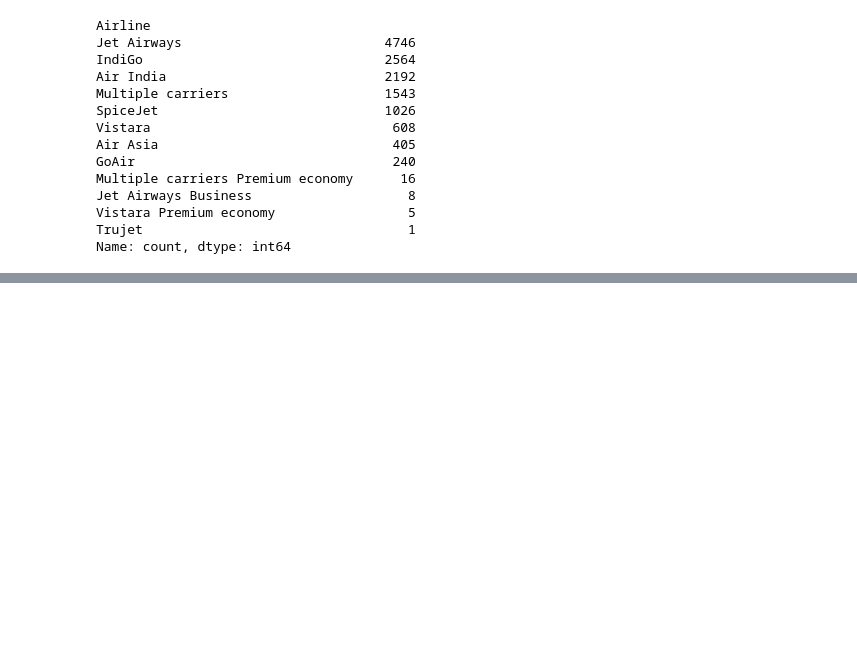
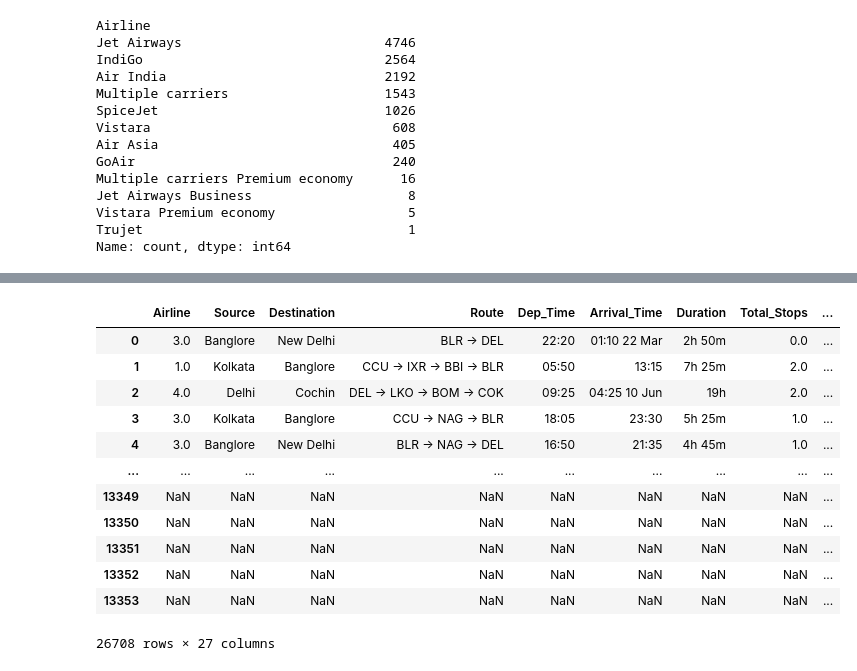
Before and after one commit to mayank953/mlbootcamp-24, a Jupyter notebook: Data Science Libraries/Class 7 - EDA Projects/Flight Prediction/Flight Temporal .ipynb, the cells around one changed output, grey strips where cells are left out. Cells and saved outputs as stored; diff of their text form; code cells hidden in the pictures; blank space fills up the shorter version.

```diff
--- a/Data Science Libraries/Class 7 - EDA Projects/Flight Prediction/Flight Temporal .ipynb
+++ b/Data Science Libraries/Class 7 - EDA Projects/Flight Prediction/Flight Temporal .ipynb
@@ -251,3 +251,9 @@ Jet Airways Business                    8
 Vistara Premium economy                 5
 Trujet                                  1
 Name: count, dtype: int64
+# %%
+from sklearn.preprocessing import LabelEncoder
+
+labelEncoder = LabelEncoder()
+# %%
+final_df['Airline'] = labelEncoder.fit_transform(final_df['Airline'])
@@ -253,0 +269,3 @@ Name: count, dtype: int64
+# %%
+final_df['Age'] = final_df['Airline']
+final_df.head()
@@ -253,0 +322,16 @@ Name: count, dtype: int64
+# %%
+final_df
+# %% [output]
+|  | Airline | Source | Destination | Route | Dep_Time | Arrival_Time | Duration | Total_Stops | ... |
+| 0 | 3.0 | Banglore | New Delhi | BLR → DEL | 22:20 | 01:10 22 Mar | 2h 50m | 0.0 | ... |
+| 1 | 1.0 | Kolkata | Banglore | CCU → IXR → BBI → BLR | 05:50 | 13:15 | 7h 25m | 2.0 | ... |
+| 2 | 4.0 | Delhi | Cochin | DEL → LKO → BOM → COK | 09:25 | 04:25 10 Jun | 19h | 2.0 | ... |
+| 3 | 3.0 | Kolkata | Banglore | CCU → NAG → BLR | 18:05 | 23:30 | 5h 25m | 1.0 | ... |
+| 4 | 3.0 | Banglore | New Delhi | BLR → NAG → DEL | 16:50 | 21:35 | 4h 45m | 1.0 | ... |
+| ... | ... | ... | ... | ... | ... | ... | ... | ... | ... |
+| 13349 | NaN | NaN | NaN | NaN | NaN | NaN | NaN | NaN | ... |
+| 13350 | NaN | NaN | NaN | NaN | NaN | NaN | NaN | NaN | ... |
+| 13351 | NaN | NaN | NaN | NaN | NaN | NaN | NaN | NaN | ... |
+| 13352 | NaN | NaN | NaN | NaN | NaN | NaN | NaN | NaN | ... |
+| 13353 | NaN | NaN | NaN | NaN | NaN | NaN | NaN | NaN | ... |
+26708 rows × 27 columns
```
Also changed, not shown: parts of 17 cells of this notebook, 4 other files.
